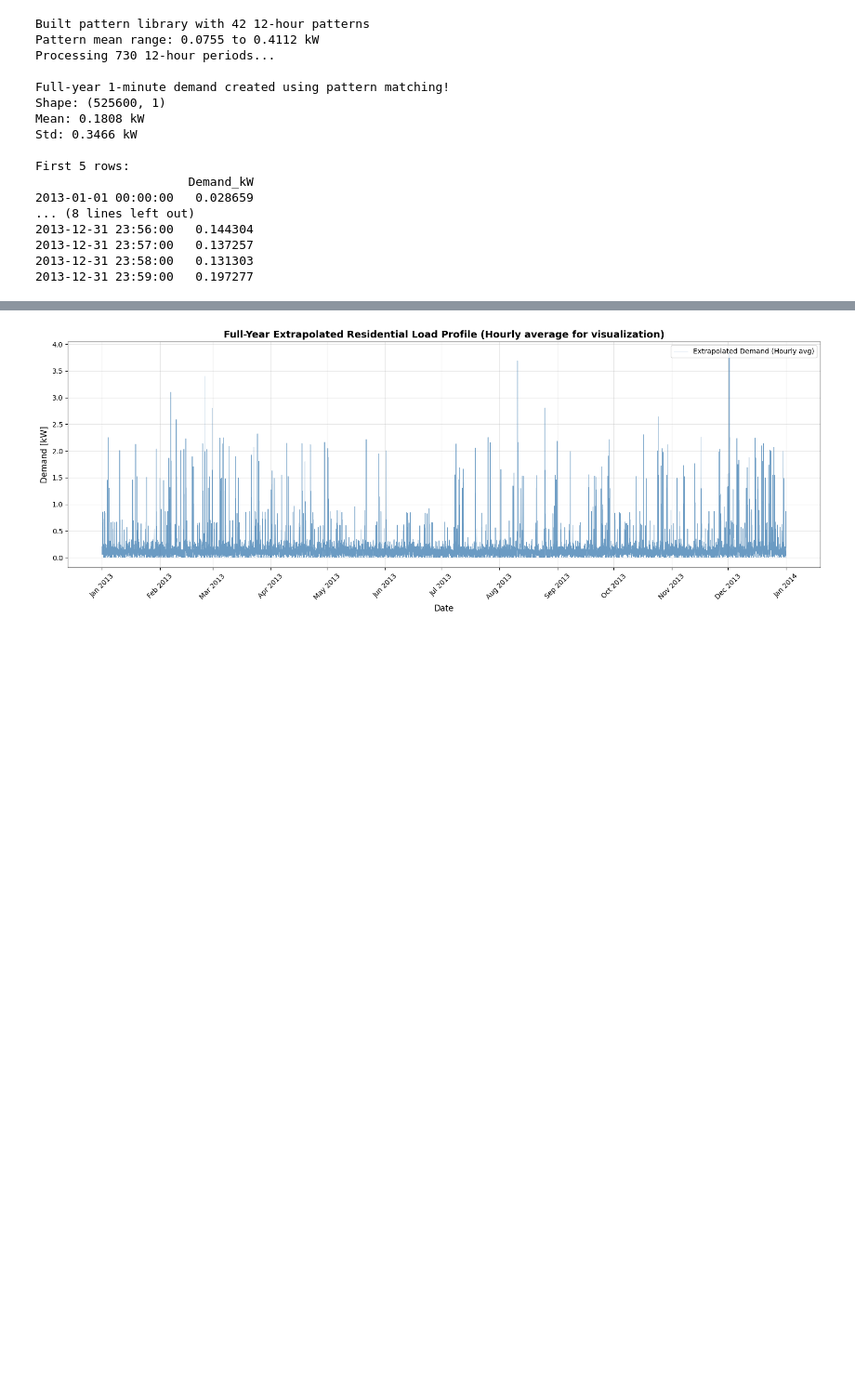
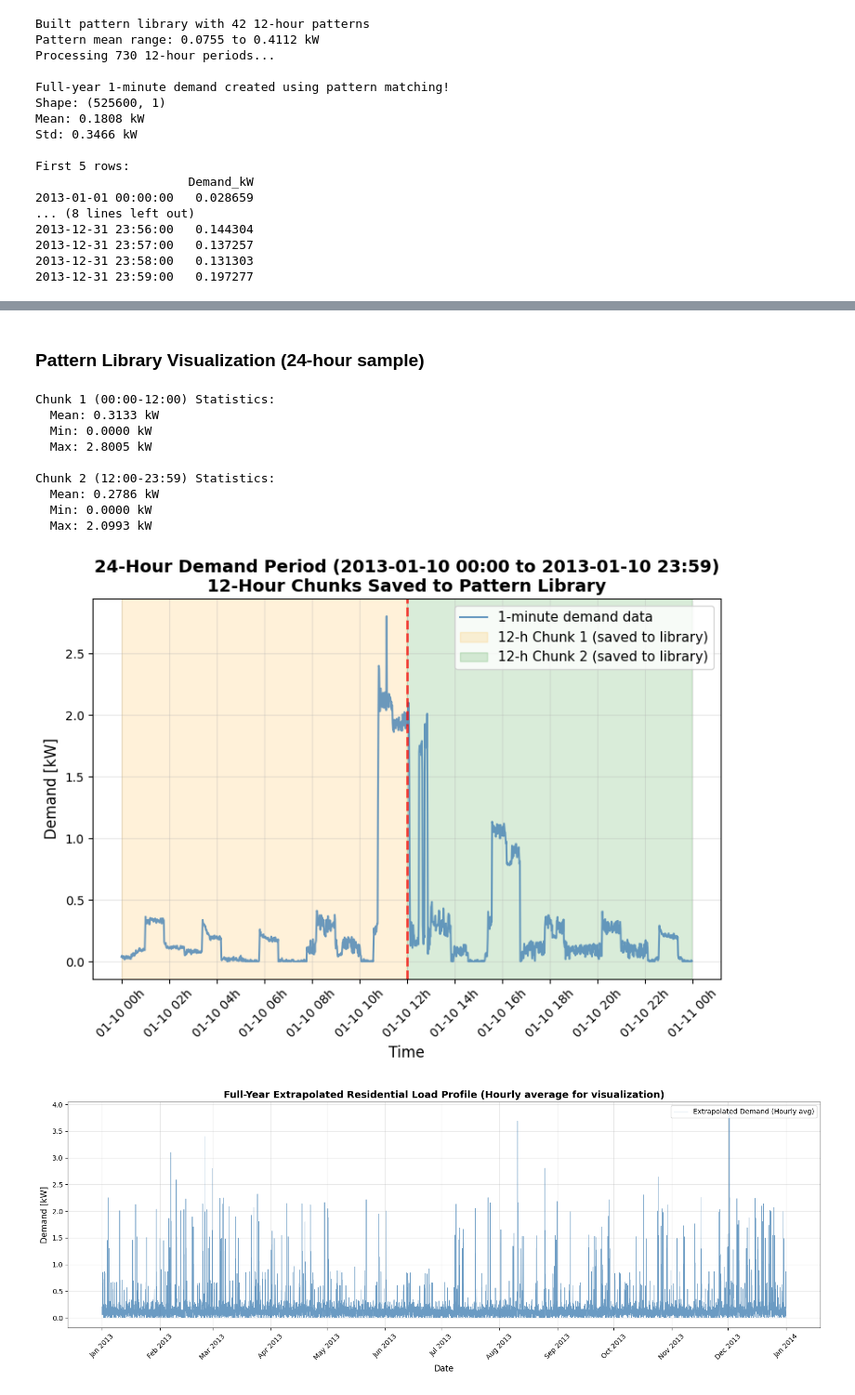
Before and after one commit to JontheFL/Optimal-Residential-Energy-System-Sizing, a Jupyter notebook: weather_and_demand_interpolation.ipynb, the cells around one changed output, grey strips where cells are left out. Shown at 93% size. Drawn from its saved outputs; the diff is of its cells as text; code cells hidden in the pictures; blank space fills up the shorter version.

```diff
--- a/weather_and_demand_interpolation.ipynb
+++ b/weather_and_demand_interpolation.ipynb
@@ -488,3 +488,74 @@ plt.show()
+# %% [markdown]
+### Pattern Library Visualization (24-hour sample)
+# %%
+# --- VISUALIZE PATTERN LIBRARY EXTRACTION (24-HOUR SAMPLE) ---
+import matplotlib.dates as mdates
+
+# Extract 24-hour period (2013-01-10 00:00 to 2013-01-10 23:59)
+sample_start = '2013-01-10'
+sample_end = '2013-01-10 23:59:00'
+
+sample_24h = df_demand_1min.loc[sample_start:sample_end]
+
+# Create figure with markers for 12-hour chunks
+fig, ax = plt.subplots(figsize=(8, 6))
+
+# Plot the full 24-hour demand
+ax.plot(sample_24h.index, sample_24h.iloc[:, 0],
+        color='steelblue', linewidth=1.5, alpha=0.8, label='1-minute demand data')
+
+# Mark the two 12-hour chunks (00:00-12:00 and 12:00-23:59)
+chunk1_start = pd.Timestamp('2013-01-10 00:00:00')
+chunk1_end = pd.Timestamp('2013-01-10 11:59:00')
+chunk2_start = pd.Timestamp('2013-01-10 12:00:00')
+chunk2_end = pd.Timestamp('2013-01-10 23:59:00')
+
+# Add shaded regions for each 12-hour chunk
+ax.axvspan(chunk1_start, chunk1_end, alpha=0.15, color='orange', label='12-h Chunk 1 (saved to library)')
+ax.axvspan(chunk2_start, chunk2_end, alpha=0.15, color='green', label='12-h Chunk 2 (saved to library)')
+
+# Add vertical line at the boundary
+ax.axvline(chunk1_end + pd.Timedelta(minutes=1), color='red', linestyle='--', linewidth=2, alpha=0.7)
+
+# Statistics for each chunk
+chunk1_data = sample_24h.loc[chunk1_start:chunk1_end].iloc[:, 0]
+chunk2_data = sample_24h.loc[chunk2_start:chunk2_end].iloc[:, 0]
+
+print(f"Chunk 1 (00:00-12:00) Statistics:")
+print(f"  Mean: {chunk1_data.mean():.4f} kW")
+print(f"  Min: {chunk1_data.min():.4f} kW")
+print(f"  Max: {chunk1_data.max():.4f} kW")
+
+print(f"\nChunk 2 (12:00-23:59) Statistics:")
+print(f"  Mean: {chunk2_data.mean():.4f} kW")
+print(f"  Min: {chunk2_data.min():.4f} kW")
+print(f"  Max: {chunk2_data.max():.4f} kW")
+
+ax.set_xlabel('Time', fontsize=12)
+ax.set_ylabel('Demand [kW]', fontsize=12)
+ax.set_title('24-Hour Demand Period (2013-01-10 00:00 to 2013-01-10 23:59)\n12-Hour Chunks Saved to Pattern Library',
+             fontsize=14, fontweight='bold')
+ax.legend(loc='upper right', frameon=True, fontsize=11)
+ax.grid(True, alpha=0.3)
+
+# Format X-axis with hourly ticks
+ax.xaxis.set_major_formatter(mdates.DateFormatter('%m-%d %Hh'))
+ax.xaxis.set_major_locator(mdates.HourLocator(interval=2))
+plt.setp(ax.xaxis.get_majorticklabels(), rotation=45)
+
+plt.tight_layout()
+plt.show()
+# %% [output]
+Chunk 1 (00:00-12:00) Statistics:
+  Mean: 0.3133 kW
+  Min: 0.0000 kW
+  Max: 2.8005 kW
+
+Chunk 2 (12:00-23:59) Statistics:
+  Mean: 0.2786 kW
+  Min: 0.0000 kW
+  Max: 2.0993 kW
+[figure, added]
 # %%
 # --- PLOT FULL-YEAR EXTRAPOLATED DEMAND ---
 import matplotlib.dates as mdates
```
Also changed, not shown: parts of 5 cells of this notebook, 2 other files.
